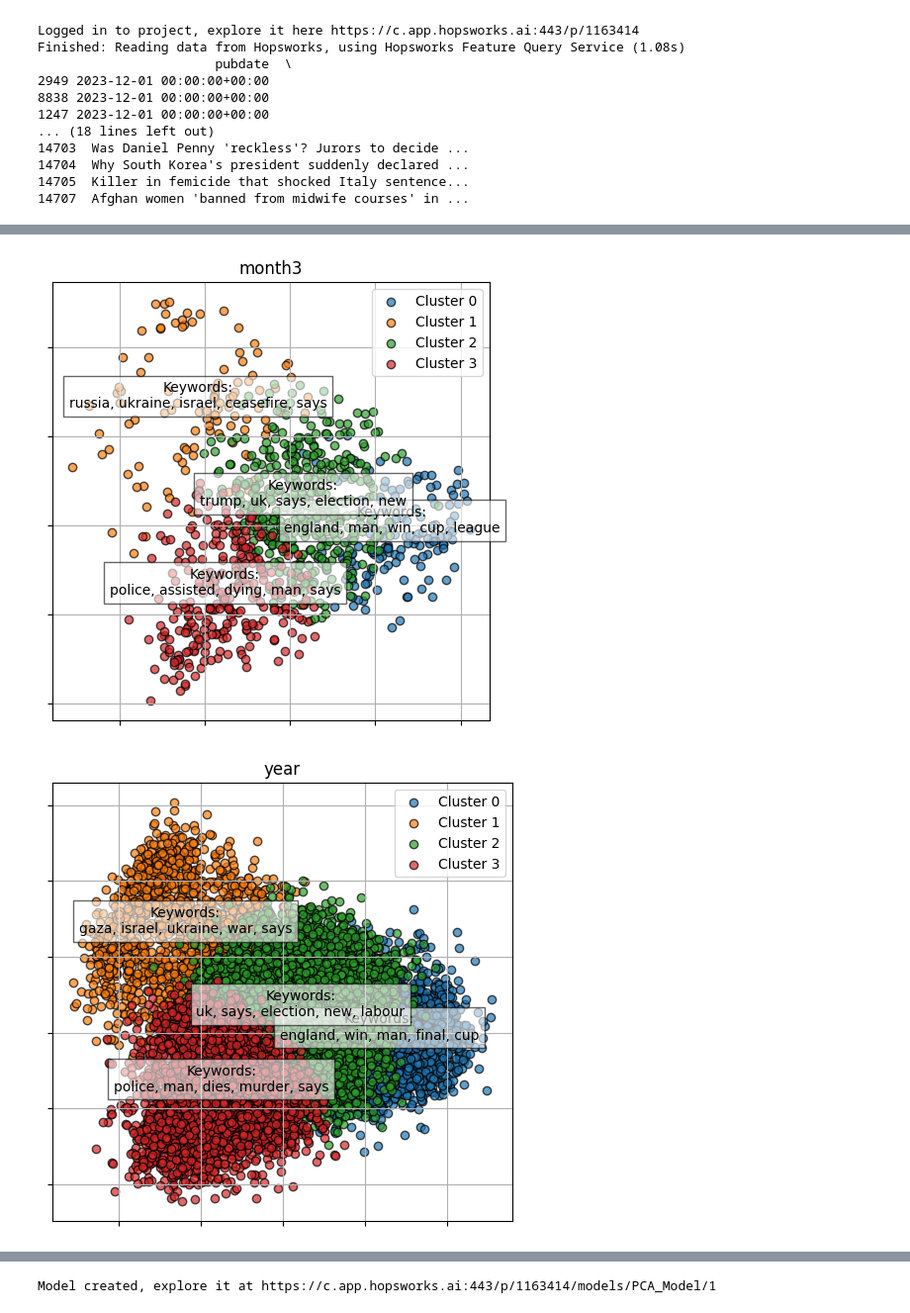
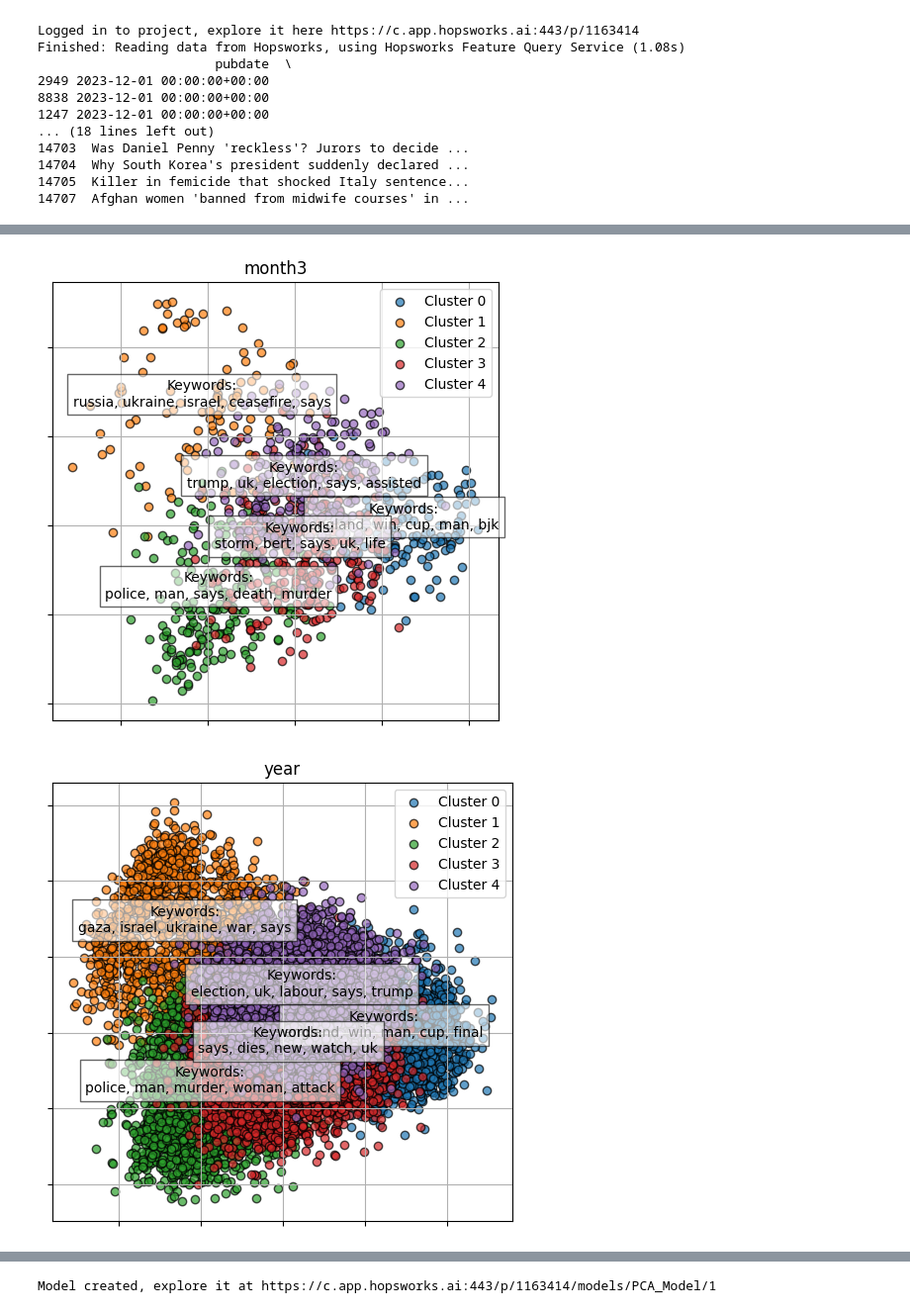
Before and after one commit to felixfritzen/Scalable_proj, a Jupyter notebook: 3_training_pipeline.ipynb, the cells around one changed output, grey strips where cells are left out. Shown at 99% size. Saved outputs shown, nothing was run; the diff lists cells and outputs as text; code cells hidden in the pictures.

```diff
--- a/3_training_pipeline.ipynb
+++ b/3_training_pipeline.ipynb
@@ -76,11 +76,3 @@ dfs['week'] = df_between_dates(headline_df, past_week.strftime("%Y-%m-%d"), now.
 dfs['month'] = df_between_dates(headline_df, past_month.strftime("%Y-%m-%d"), now.strftime("%Y-%m-%d"))
 dfs['month3'] = df_between_dates(headline_df, past_three_months.strftime("%Y-%m-%d"), now.strftime("%Y-%m-%d"))
 dfs['year'] = df_between_dates(headline_df, past_year.strftime("%Y-%m-%d"), now.strftime("%Y-%m-%d"))
-# %%
-#headlines = headline_df['title'][13000:13500].tolist()
-headlines = {}
-embeddings = {}
-model = SentenceTransformer('all-MiniLM-L6-v2')
-for key in dfs.keys():
-    headlines[key]= dfs[key]['title'].tolist()
-    embeddings[key] = model.encode(headlines[key])
@@ -89,0 +79,2 @@ for key in dfs.keys():
+# %%
+emb_model = SentenceTransformer('all-MiniLM-L6-v2')
@@ -89,0 +84,8 @@ for key in dfs.keys():
+# %%
+
+#headlines = headline_df['title'][13000:13500].tolist()
+headlines = {}
+embeddings = {}
+for key in dfs.keys():
+    headlines[key]= dfs[key]['title'].tolist()
+    embeddings[key] = emb_model.encode(headlines[key])
@@ -138,8 +143,11 @@ def forward(kmeans,pca,embeddings, headlines, n_clusters=3, title='PCA'):
     keywords = extract_keywords(clustered_headlines)
     plot_clusers(keywords, n_clusters, embeddings_2d, clusters, title)
 
-n_clusters=4
+n_clusters=5
 kmeans,pca = training(embeddings['year'], headlines['year'], n_clusters)
 for key in embeddings.keys():
-    forward(kmeans,pca,embeddings[key], headlines[key], n_clusters, title=key)
+    try:
+        forward(kmeans,pca,embeddings[key], headlines[key], n_clusters, title=key)
+    except:
+        print('error')
 # %% [output]
@@ -149,2 +157,2 @@ for key in embeddings.keys():
-[figure, old version]
+[figure, new version]
-[figure, old version]
+[figure, new version]
```
Also changed, not shown: parts of 5 cells of this notebook, 1 other file.
